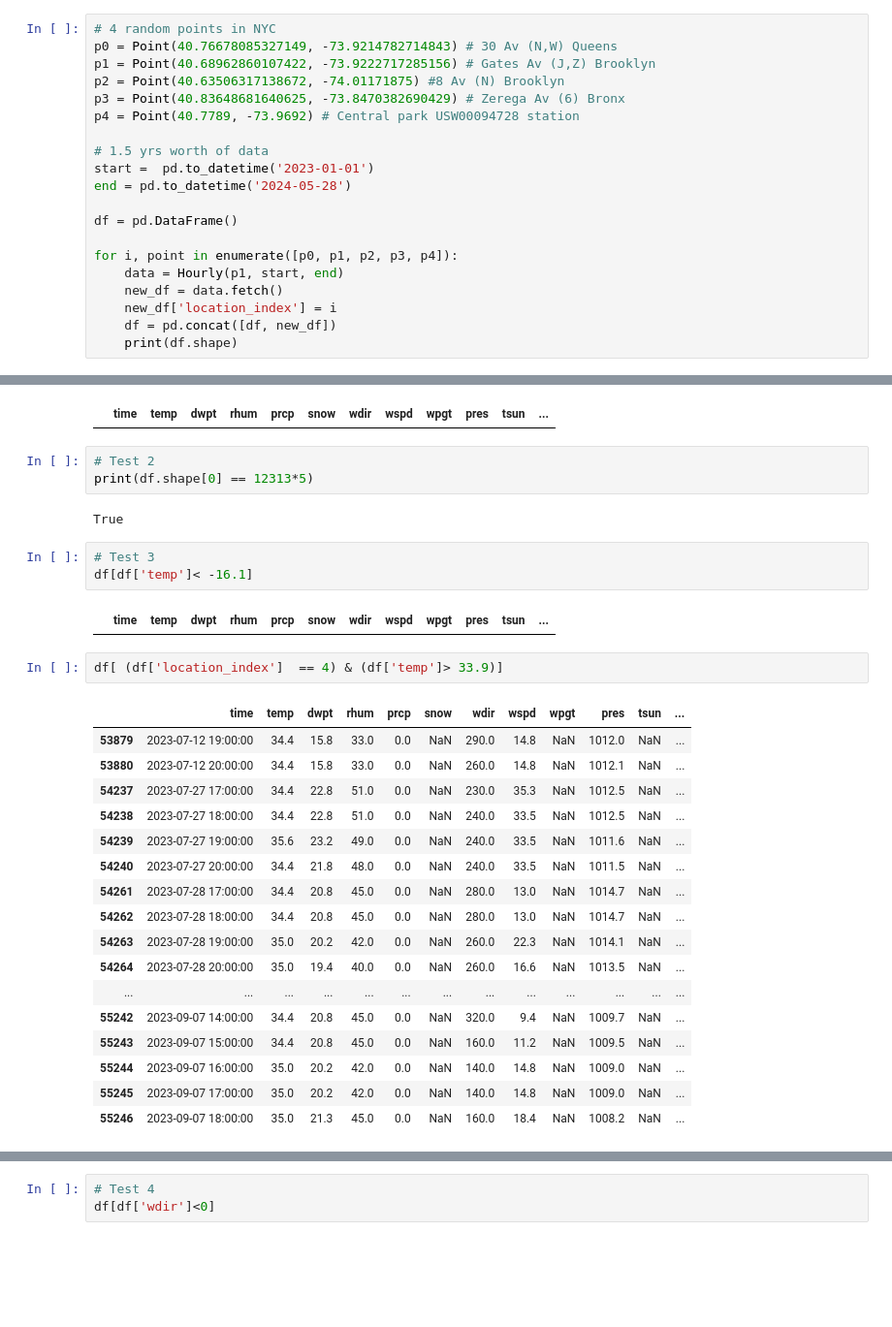
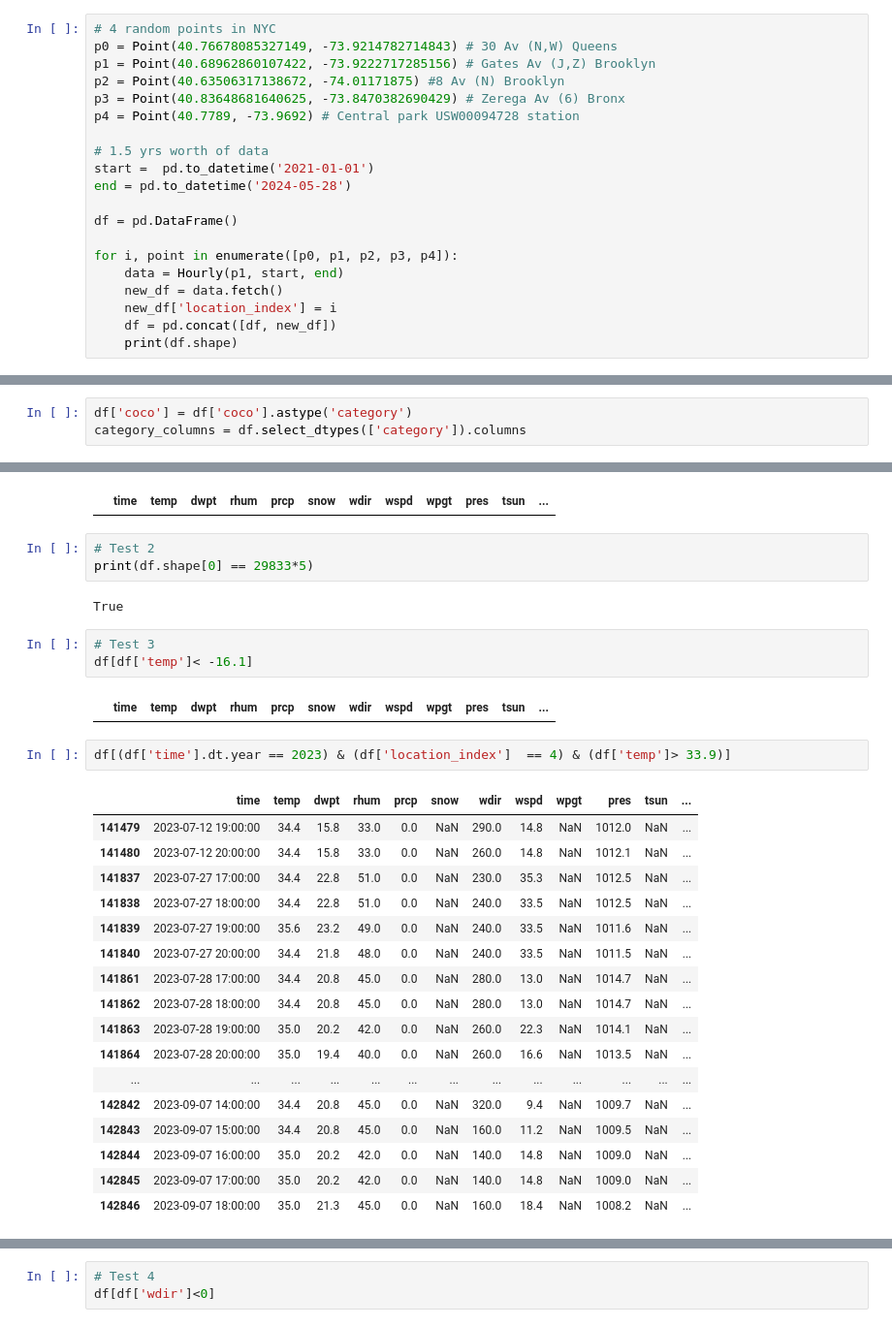
Before and after one commit to eoinmtreacy/pinbox, a Jupyter notebook: ml_pipeline/data_evaluation/weather_meteostat/meteostat_data_evaluation.ipynb, the cells around one changed output, grey strips where cells are left out. Shown at 97% size. Saved outputs shown, nothing was run; the diff lists cells and outputs as text; blank space fills up the shorter version.

```diff
--- a/ml_pipeline/data_evaluation/weather_meteostat/meteostat_data_evaluation.ipynb
+++ b/ml_pipeline/data_evaluation/weather_meteostat/meteostat_data_evaluation.ipynb
@@ -13,7 +13,7 @@ p3 = Point(40.83648681640625, -73.8470382690429) # Zerega Av (6) Bronx
 p4 = Point(40.7789, -73.9692) # Central park USW00094728 station
 
 # 1.5 yrs worth of data
-start =  pd.to_datetime('2023-01-01')
+start =  pd.to_datetime('2021-01-01')
 end = pd.to_datetime('2024-05-28')
 
 df = pd.DataFrame()
@@ -73,6 +73,9 @@ tsun                     float64
 coco                     float64
 location_index             int64
 dtype: object
+# %%
+df['coco'] = df['coco'].astype('category')
+category_columns = df.select_dtypes(['category']).columns
 # %%
 # Find duplicate rows
 print("Number of duplicate rows:", df[df.duplicated()==True].shape[0])
@@ -221,7 +301,7 @@ df[df['time']> end]
 |  | time | temp | dwpt | rhum | prcp | snow | wdir | wspd | wpgt | pres | tsun | ... |
 # %%
 # Test 2
-print(df.shape[0] == 12313*5)
+print(df.shape[0] == 29833*5)
 # %% [output]
 True
 # %%
@@ -230,25 +310,25 @@ df[df['temp']< -16.1]
 # %% [output]
 |  | time | temp | dwpt | rhum | prcp | snow | wdir | wspd | wpgt | pres | tsun | ... |
 # %%
-df[ (df['location_index']  == 4) & (df['temp']> 33.9)]
+df[(df['time'].dt.year == 2023) & (df['location_index']  == 4) & (df['temp']> 33.9)]
 # %% [output]
 |  | time | temp | dwpt | rhum | prcp | snow | wdir | wspd | wpgt | pres | tsun | ... |
-| 53879 | 2023-07-12 19:00:00 | 34.4 | 15.8 | 33.0 | 0.0 | NaN | 290.0 | 14.8 | NaN | 1012.0 | NaN | ... |
-| 53880 | 2023-07-12 20:00:00 | 34.4 | 15.8 | 33.0 | 0.0 | NaN | 260.0 | 14.8 | NaN | 1012.1 | NaN | ... |
-| 54237 | 2023-07-27 17:00:00 | 34.4 | 22.8 | 51.0 | 0.0 | NaN | 230.0 | 35.3 | NaN | 1012.5 | NaN | ... |
-| 54238 | 2023-07-27 18:00:00 | 34.4 | 22.8 | 51.0 | 0.0 | NaN | 240.0 | 33.5 | NaN | 1012.5 | NaN | ... |
-| 54239 | 2023-07-27 19:00:00 | 35.6 | 23.2 | 49.0 | 0.0 | NaN | 240.0 | 33.5 | NaN | 1011.6 | NaN | ... |
-| 54240 | 2023-07-27 20:00:00 | 34.4 | 21.8 | 48.0 | 0.0 | NaN | 240.0 | 33.5 | NaN | 1011.5 | NaN | ... |
-| 54261 | 2023-07-28 17:00:00 | 34.4 | 20.8 | 45.0 | 0.0 | NaN | 280.0 | 13.0 | NaN | 1014.7 | NaN | ... |
-| 54262 | 2023-07-28 18:00:00 | 34.4 | 20.8 | 45.0 | 0.0 | NaN | 280.0 | 13.0 | NaN | 1014.7 | NaN | ... |
-| 54263 | 2023-07-28 19:00:00 | 35.0 | 20.2 | 42.0 | 0.0 | NaN | 260.0 | 22.3 | NaN | 1014.1 | NaN | ... |
-| 54264 | 2023-07-28 20:00:00 | 35.0 | 19.4 | 40.0 | 0.0 | NaN | 260.0 | 16.6 | NaN | 1013.5 | NaN | ... |
+| 141479 | 2023-07-12 19:00:00 | 34.4 | 15.8 | 33.0 | 0.0 | NaN | 290.0 | 14.8 | NaN | 1012.0 | NaN | ... |
+| 141480 | 2023-07-12 20:00:00 | 34.4 | 15.8 | 33.0 | 0.0 | NaN | 260.0 | 14.8 | NaN | 1012.1 | NaN | ... |
+| 141837 | 2023-07-27 17:00:00 | 34.4 | 22.8 | 51.0 | 0.0 | NaN | 230.0 | 35.3 | NaN | 1012.5 | NaN | ... |
+| 141838 | 2023-07-27 18:00:00 | 34.4 | 22.8 | 51.0 | 0.0 | NaN | 240.0 | 33.5 | NaN | 1012.5 | NaN | ... |
+| 141839 | 2023-07-27 19:00:00 | 35.6 | 23.2 | 49.0 | 0.0 | NaN | 240.0 | 33.5 | NaN | 1011.6 | NaN | ... |
+| 141840 | 2023-07-27 20:00:00 | 34.4 | 21.8 | 48.0 | 0.0 | NaN | 240.0 | 33.5 | NaN | 1011.5 | NaN | ... |
+| 141861 | 2023-07-28 17:00:00 | 34.4 | 20.8 | 45.0 | 0.0 | NaN | 280.0 | 13.0 | NaN | 1014.7 | NaN | ... |
+| 141862 | 2023-07-28 18:00:00 | 34.4 | 20.8 | 45.0 | 0.0 | NaN | 280.0 | 13.0 | NaN | 1014.7 | NaN | ... |
+| 141863 | 2023-07-28 19:00:00 | 35.0 | 20.2 | 42.0 | 0.0 | NaN | 260.0 | 22.3 | NaN | 1014.1 | NaN | ... |
+| 141864 | 2023-07-28 20:00:00 | 35.0 | 19.4 | 40.0 | 0.0 | NaN | 260.0 | 16.6 | NaN | 1013.5 | NaN | ... |
 | ... | ... | ... | ... | ... | ... | ... | ... | ... | ... | ... | ... | ... |
-| 55242 | 2023-09-07 14:00:00 | 34.4 | 20.8 | 45.0 | 0.0 | NaN | 320.0 | 9.4 | NaN | 1009.7 | NaN | ... |
-| 55243 | 2023-09-07 15:00:00 | 34.4 | 20.8 | 45.0 | 0.0 | NaN | 160.0 | 11.2 | NaN | 1009.5 | NaN | ... |
-| 55244 | 2023-09-07 16:00:00 | 35.0 | 20.2 | 42.0 | 0.0 | NaN | 140.0 | 14.8 | NaN | 1009.0 | NaN | ... |
-| 55245 | 2023-09-07 17:00:00 | 35.0 | 20.2 | 42.0 | 0.0 | NaN | 140.0 | 14.8 | NaN | 1009.0 | NaN | ... |
-| 55246 | 2023-09-07 18:00:00 | 35.0 | 21.3 | 45.0 | 0.0 | NaN | 160.0 | 18.4 | NaN | 1008.2 | NaN | ... |
+| 142842 | 2023-09-07 14:00:00 | 34.4 | 20.8 | 45.0 | 0.0 | NaN | 320.0 | 9.4 | NaN | 1009.7 | NaN | ... |
+| 142843 | 2023-09-07 15:00:00 | 34.4 | 20.8 | 45.0 | 0.0 | NaN | 160.0 | 11.2 | NaN | 1009.5 | NaN | ... |
+| 142844 | 2023-09-07 16:00:00 | 35.0 | 20.2 | 42.0 | 0.0 | NaN | 140.0 | 14.8 | NaN | 1009.0 | NaN | ... |
+| 142845 | 2023-09-07 17:00:00 | 35.0 | 20.2 | 42.0 | 0.0 | NaN | 140.0 | 14.8 | NaN | 1009.0 | NaN | ... |
+| 142846 | 2023-09-07 18:00:00 | 35.0 | 21.3 | 45.0 | 0.0 | NaN | 160.0 | 18.4 | NaN | 1008.2 | NaN | ... |
 # %%
 df[ (df['location_index']  == 4) & (df['temp']> 33.9)].shape
 # %% [output]
```
Also changed, not shown: parts of 23 cells of this notebook, 4 other files.
